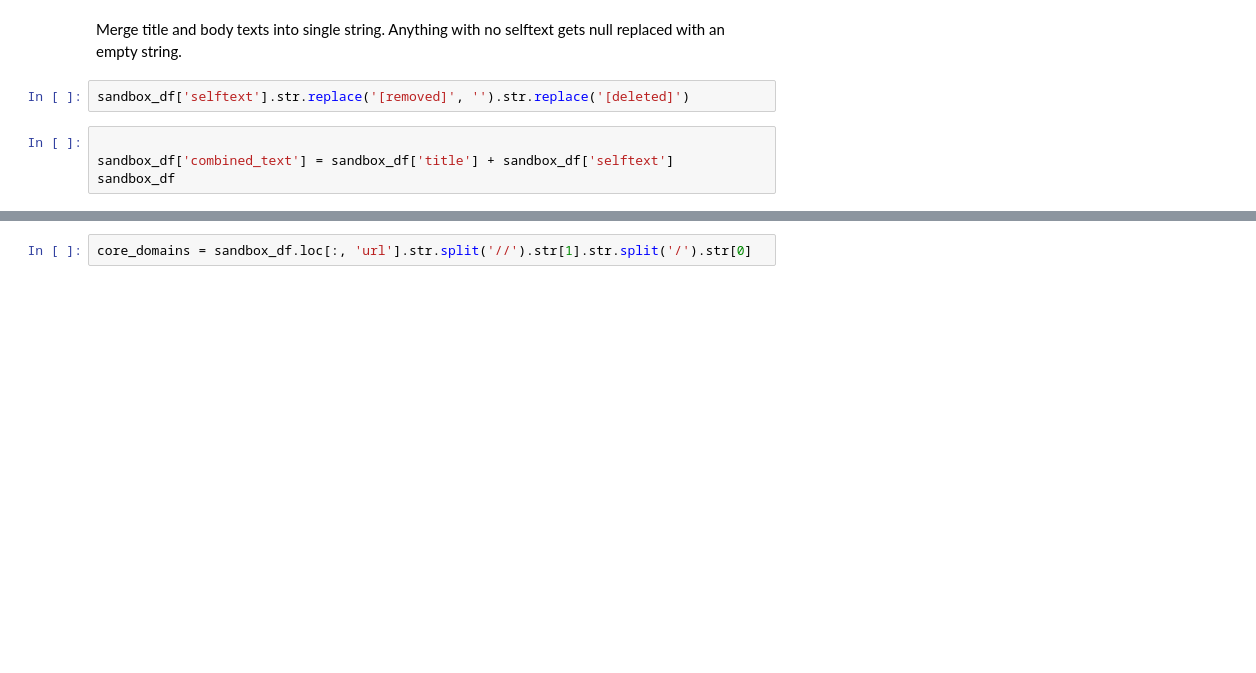
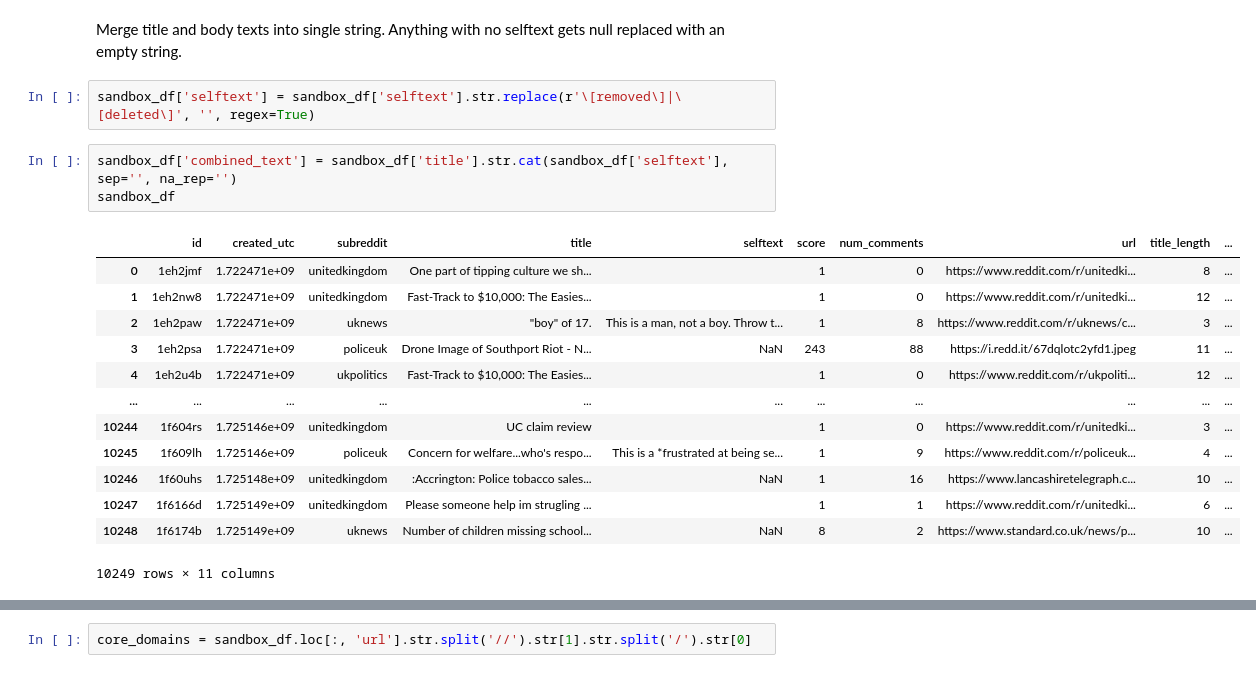
Before and after one commit to katechamberlain1/reddit-misinfo-virality, a Jupyter notebook: notebooks/01_sandbox_EDA.ipynb, the cells around one changed output, grey strips where cells are left out. Cells and saved outputs as stored; diff of their text form; blank space fills up the shorter version.

```diff
--- a/notebooks/01_sandbox_EDA.ipynb
+++ b/notebooks/01_sandbox_EDA.ipynb
@@ -69,8 +180,21 @@ sandbox_df.loc[:, ['title_length', 'body_length']].describe()
 # %% [markdown]
 Merge title and body texts into single string. Anything with no selftext gets null replaced with an empty string.
 # %%
-sandbox_df['selftext'].str.replace('[removed]', '').str.replace('[deleted]')
+sandbox_df['selftext'] = sandbox_df['selftext'].str.replace(r'\[removed\]|\[deleted\]', '', regex=True)
 # %%
-
-sandbox_df['combined_text'] = sandbox_df['title'] + sandbox_df['selftext']
+sandbox_df['combined_text'] = sandbox_df['title'].str.cat(sandbox_df['selftext'], sep='', na_rep='')
 sandbox_df
+# %% [output]
+|  | id | created_utc | subreddit | title | selftext | score | num_comments | url | title_length | ... |
+| 0 | 1eh2jmf | 1.722471e+09 | unitedkingdom | One part of tipping culture we sh... |  | 1 | 0 | https://www.reddit.com/r/unitedki... | 8 | ... |
+| 1 | 1eh2nw8 | 1.722471e+09 | unitedkingdom | Fast-Track to $10,000: The Easies... |  | 1 | 0 | https://www.reddit.com/r/unitedki... | 12 | ... |
+| 2 | 1eh2paw | 1.722471e+09 | uknews | "boy" of 17. | This is a man, not a boy. Throw t... | 1 | 8 | https://www.reddit.com/r/uknews/c... | 3 | ... |
+| 3 | 1eh2psa | 1.722471e+09 | policeuk | Drone Image of Southport Riot - N... | NaN | 243 | 88 | https://i.redd.it/67dqlotc2yfd1.jpeg | 11 | ... |
+| 4 | 1eh2u4b | 1.722471e+09 | ukpolitics | Fast-Track to $10,000: The Easies... |  | 1 | 0 | https://www.reddit.com/r/ukpoliti... | 12 | ... |
+| ... | ... | ... | ... | ... | ... | ... | ... | ... | ... | ... |
+| 10244 | 1f604rs | 1.725146e+09 | unitedkingdom | UC claim review |  | 1 | 0 | https://www.reddit.com/r/unitedki... | 3 | ... |
+| 10245 | 1f609lh | 1.725146e+09 | policeuk | Concern for welfare...who's respo... | This is a *frustrated at being se... | 1 | 9 | https://www.reddit.com/r/policeuk... | 4 | ... |
+| 10246 | 1f60uhs | 1.725148e+09 | unitedkingdom | :Accrington: Police tobacco sales... | NaN | 1 | 16 | https://www.lancashiretelegraph.c... | 10 | ... |
+| 10247 | 1f6166d | 1.725149e+09 | unitedkingdom | Please someone help im strugling ... |  | 1 | 1 | https://www.reddit.com/r/unitedki... | 6 | ... |
+| 10248 | 1f6174b | 1.725149e+09 | uknews | Number of children missing school... | NaN | 8 | 2 | https://www.standard.co.uk/news/p... | 10 | ... |
+10249 rows × 11 columns
```
Also changed, not shown: parts of 16 cells of this notebook, 2 other files.
